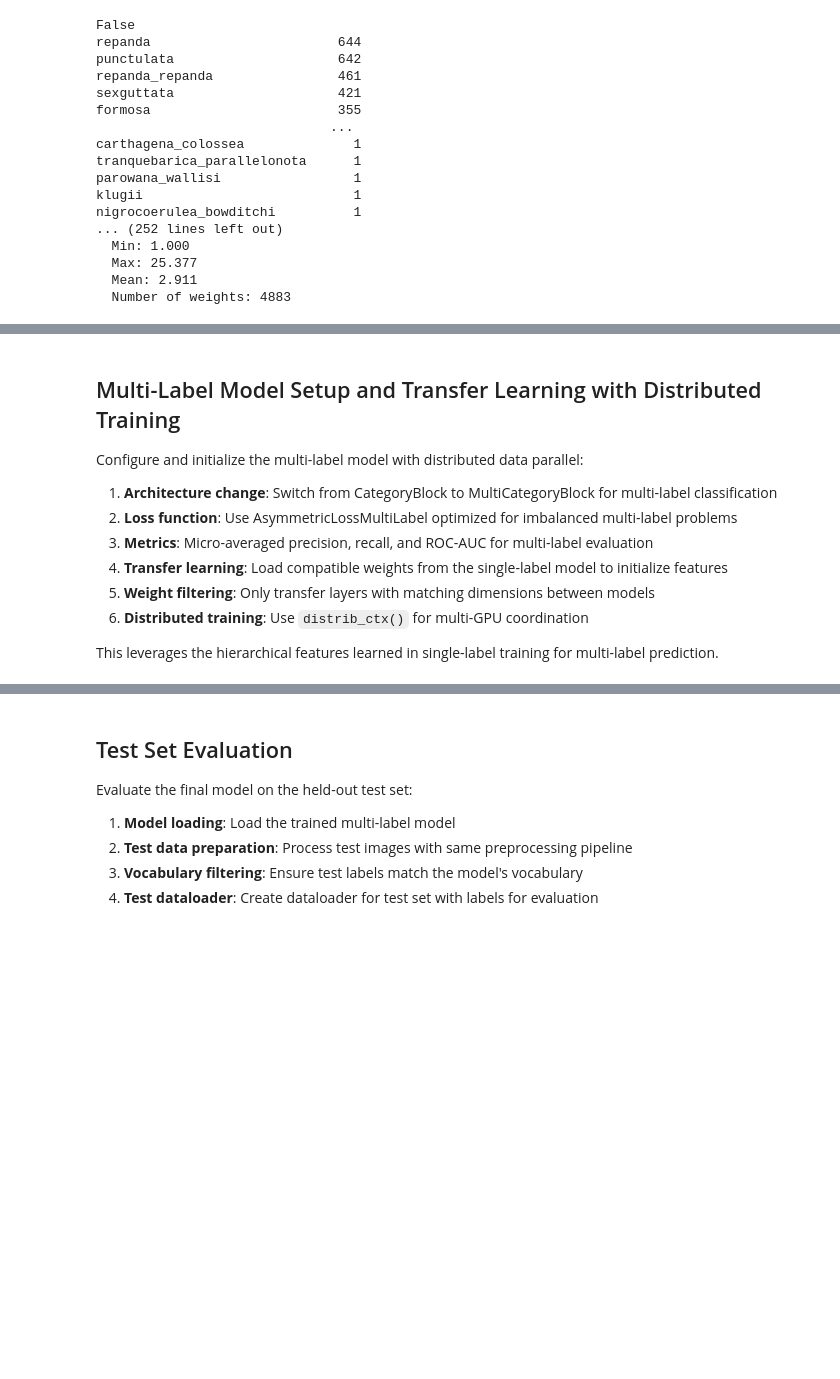
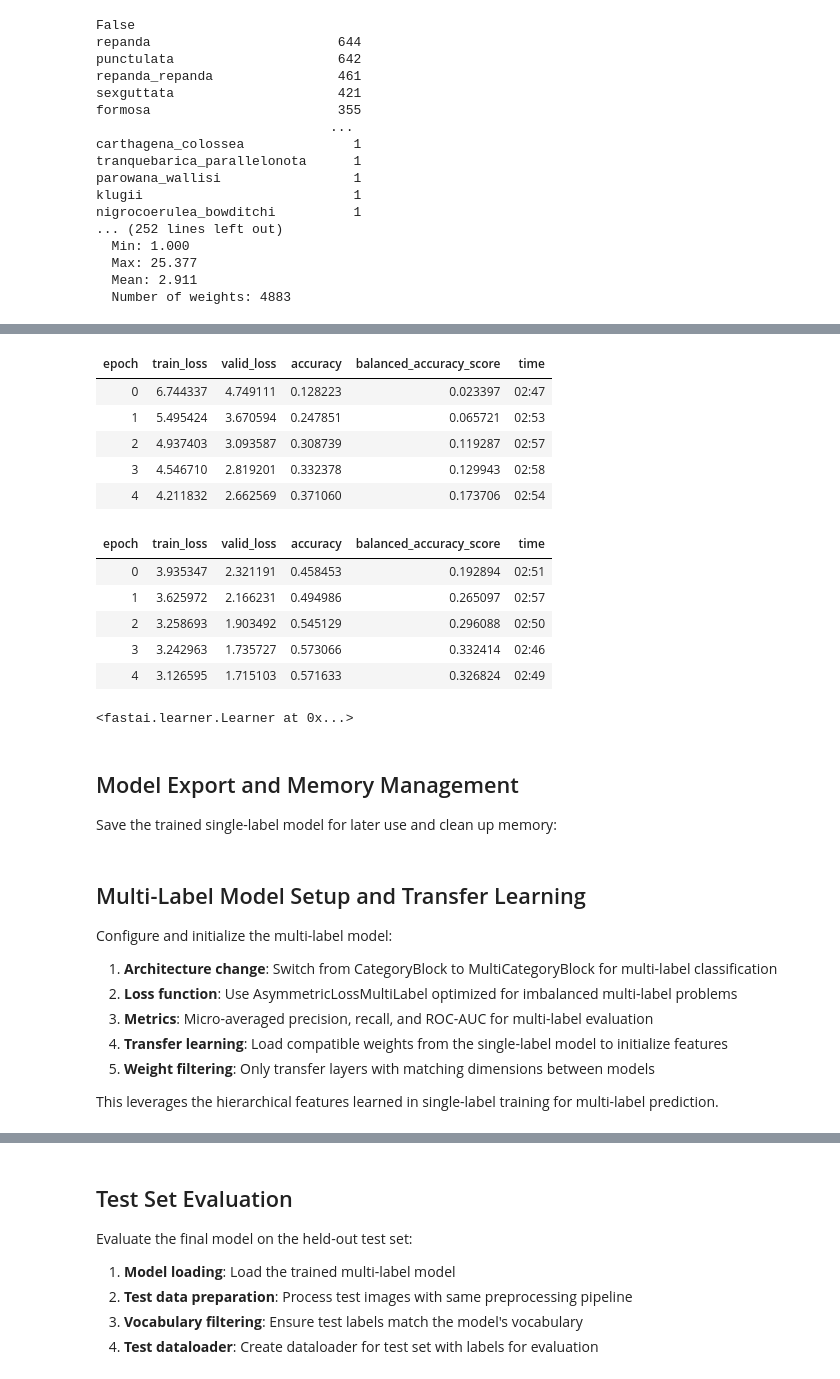
Before and after one commit to de-Medeiros-insect-lab/Cicindelinae_ID, a Jupyter notebook: Run_multilabel_fastai.ipynb, the cells around one changed output, grey strips where cells are left out. Saved outputs shown, nothing was run; the diff lists cells and outputs as text; code cells hidden in the pictures; blank space fills up the shorter version.

```diff
--- a/Run_multilabel_fastai.ipynb
+++ b/Run_multilabel_fastai.ipynb
@@ -474,0 +423,24 @@ Training Learner...
+# %%
+# Fine-tune the model
+learn_sl.fine_tune(epochs=5, freeze_epochs=5, base_lr=base_lr.valley)
+
+# After training, detach from parallel mode for inference
+learn_sl.detach_parallel()
+# %% [output]
+| epoch | train_loss | valid_loss | accuracy | balanced_accuracy_score | time |
+| 0 | 6.744337 | 4.749111 | 0.128223 | 0.023397 | 02:47 |
+| 1 | 5.495424 | 3.670594 | 0.247851 | 0.065721 | 02:53 |
+| 2 | 4.937403 | 3.093587 | 0.308739 | 0.119287 | 02:57 |
+| 3 | 4.546710 | 2.819201 | 0.332378 | 0.129943 | 02:58 |
+| 4 | 4.211832 | 2.662569 | 0.371060 | 0.173706 | 02:54 |
+| epoch | train_loss | valid_loss | accuracy | balanced_accuracy_score | time |
+| 0 | 3.935347 | 2.321191 | 0.458453 | 0.192894 | 02:51 |
+| 1 | 3.625972 | 2.166231 | 0.494986 | 0.265097 | 02:57 |
+| 2 | 3.258693 | 1.903492 | 0.545129 | 0.296088 | 02:50 |
+| 3 | 3.242963 | 1.735727 | 0.573066 | 0.332414 | 02:46 |
+| 4 | 3.126595 | 1.715103 | 0.571633 | 0.326824 | 02:49 |
+<fastai.learner.Learner at 0x...>
+# %% [markdown]
+## Model Export and Memory Management
+
+Save the trained single-label model for later use and clean up memory:
@@ -475,14 +450,13 @@ Training Learner...
 # %% [markdown]
-## Multi-Label Model Setup and Transfer Learning with Distributed Training
+## Multi-Label Model Setup and Transfer Learning
 
-Configure and initialize the multi-label model with distributed data parallel:
+Configure and initialize the multi-label model:
 
 1. **Architecture change**: Switch from CategoryBlock to MultiCategoryBlock for multi-label classification
 2. **Loss function**: Use AsymmetricLossMultiLabel optimized for imbalanced multi-label problems
 3. **Metrics**: Micro-averaged precision, recall, and ROC-AUC for multi-label evaluation
 4. **Transfer learning**: Load compatible weights from the single-label model to initialize features
 5. **Weight filtering**: Only transfer layers with matching dimensions between models
-6. **Distributed training**: Use `distrib_ctx()` for multi-GPU coordination
 
 This leverages the hierarchical features learned in single-label training for multi-label prediction.
 # %%
```
Also changed, not shown: parts of 23 cells of this notebook.
